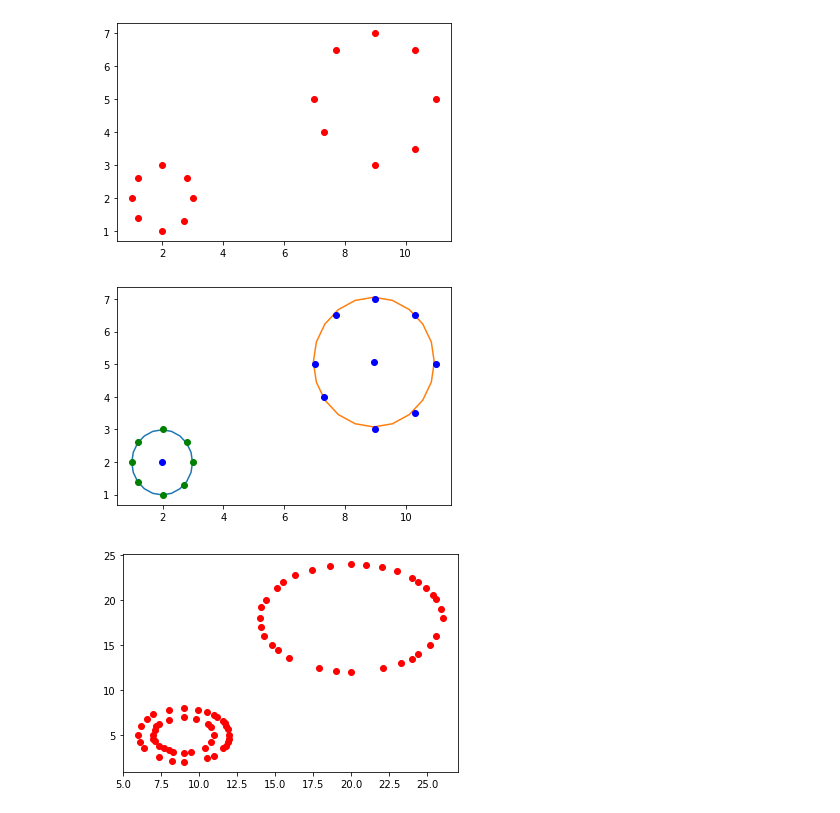
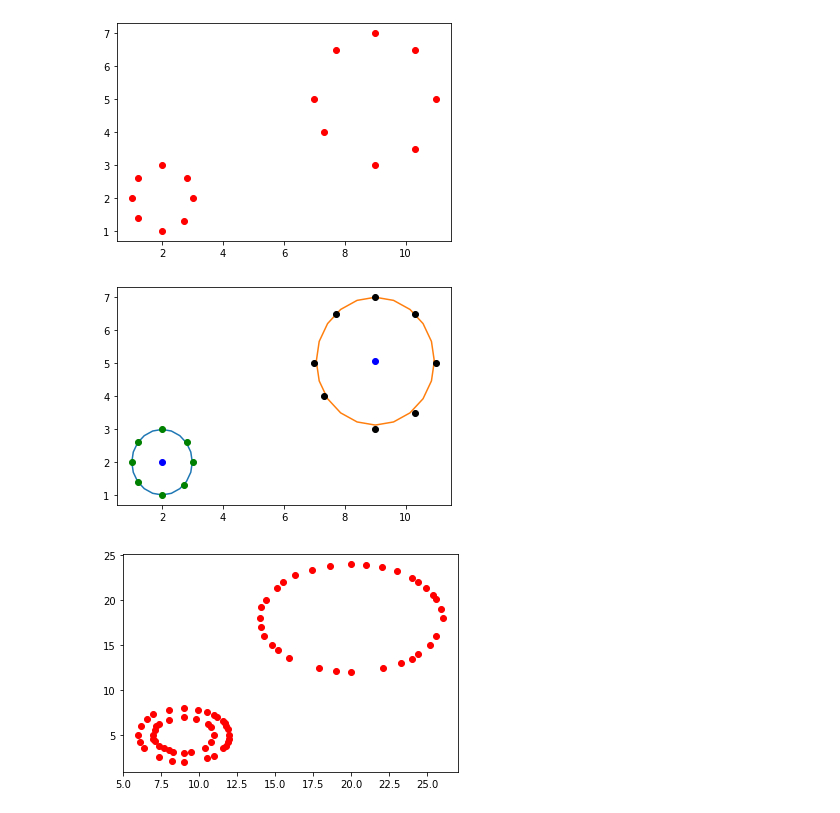
Before and after one commit to ClusteringIA/Clustering, a Jupyter notebook: IA CLEAN.ipynb, the cells around one changed output. Cells and saved outputs as stored; diff of their text form; code cells hidden in the pictures.

```diff
--- a/IA CLEAN.ipynb
+++ b/IA CLEAN.ipynb
@@ -679,32 +668,15 @@ setData = DataSet(file_path)
 setData.drawData('ro')
 # %% [output]
 [figure]
-# %%
-cs = ClusteringSolver(file_path,2)
-
-final_clusters,final_threshold = cs.learn(100,1,'b')
-#final_clusters,final_threshold = cs.learn_it(2,10,'b')
-
-for i in range (0,len(final_clusters)):
-    final_clusters[i].draw()
-
-for i in range(0,len(final_threshold)):
-    if(final_threshold[i][1] == 0):
-        plt.plot(final_threshold[i][0].x,final_threshold[i][0].y,'go')
-    elif(final_threshold[i][1] == 1):
-        plt.plot(final_threshold[i][0].x,final_threshold[i][0].y,'bo')
-    elif(final_threshold[i][1] == 2):
-        plt.plot(final_threshold[i][0].x,final_threshold[i][0].y,'ro')
-    elif(final_threshold[i][1] == 3):
-        plt.plot(final_threshold[i][0].x,final_threshold[i][0].y,'co')
-    elif(final_threshold[i][1] == 4):
-        plt.plot(final_threshold[i][0].x,final_threshold[i][0].y,'mo')
-    elif(final_threshold[i][1] == 5):
-        plt.plot(final_threshold[i][0].x,final_threshold[i][0].y,'ko')
-    else:
-        plt.plot(final_threshold[i][0].x,final_threshold[i][0].y,'yo')
-# %% [output]
-[figure, removed]
+# %%
+cs = ClusteringSolver(file_path,2)
+
+final_clusters,final_threshold = cs.learn(1,1,5,'c')
+#final_clusters,final_threshold = cs.learn_it(2,10,'b')
+
+cs.drawSolution(final_clusters,final_threshold)
+# %% [output]
+[figure, added]
 # %%
 #Datos de Prueba de Agustín Nuñez
 
```
Also changed, not shown: parts of 10 cells of this notebook.
